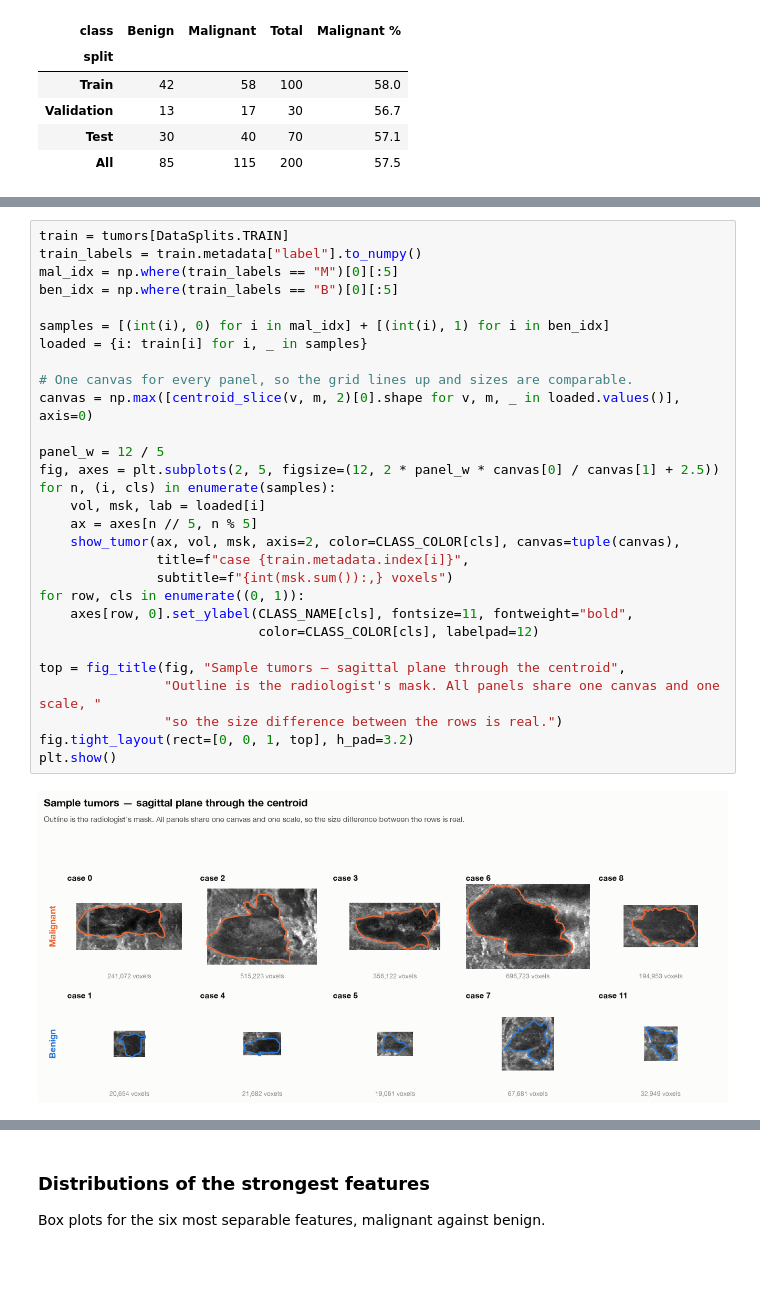
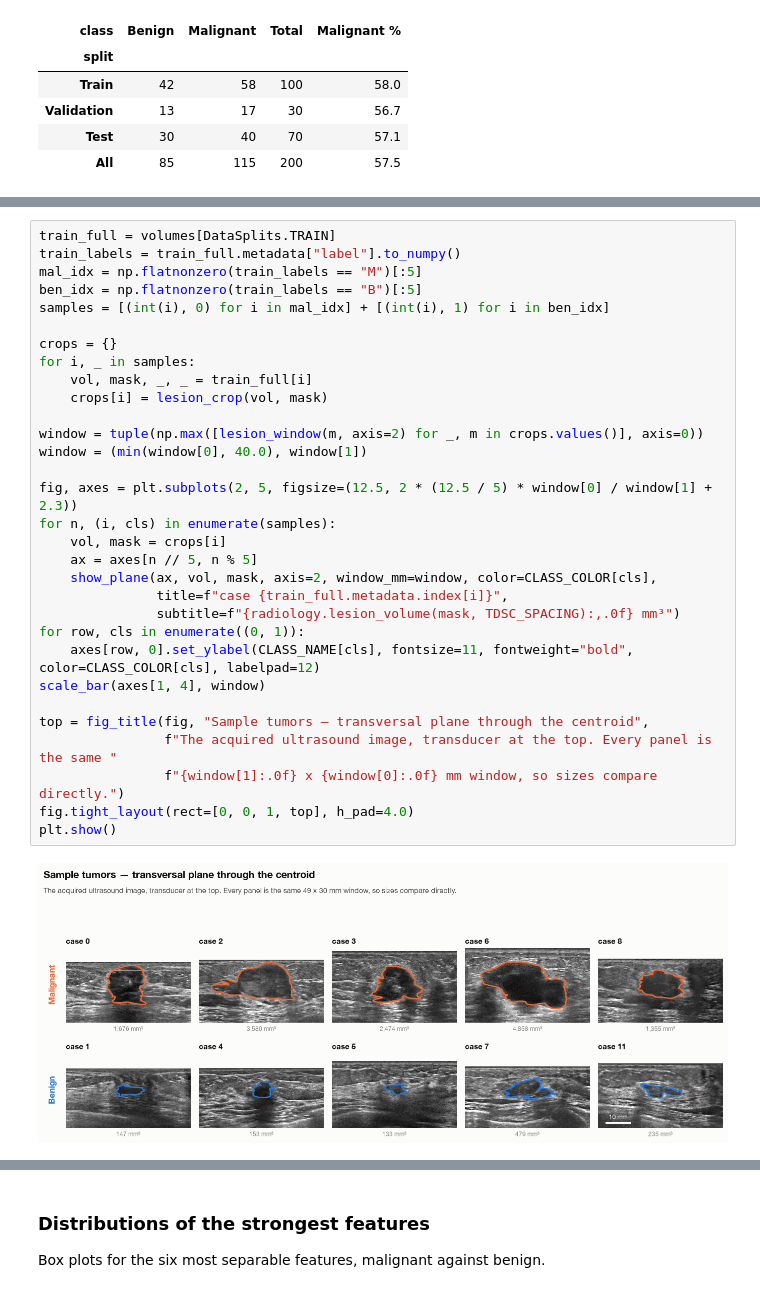
Before and after one commit to mralinp/abus-classification, a Jupyter notebook: notebooks/visualization.ipynb, the cells around one changed output, grey strips where cells are left out. Cells and saved outputs as stored; diff of their text form; blank space fills up the shorter version.

Commit message:
Feat: TaoTan et. al Radiology features. (#21)
* feat(tao): finished impelementing taotan et al. papers.

* feat(tao): Added resutls to notebook

```diff
--- a/notebooks/visualization.ipynb
+++ b/notebooks/visualization.ipynb
@@ -309,34 +344,36 @@ def show_tumor(ax, vol, mask, axis=2, color=None, title=None, subtitle=None, can
 # %%
-train = tumors[DataSplits.TRAIN]
-train_labels = train.metadata["label"].to_numpy()
-mal_idx = np.where(train_labels == "M")[0][:5]
-ben_idx = np.where(train_labels == "B")[0][:5]
+train_full = volumes[DataSplits.TRAIN]
+train_labels = train_full.metadata["label"].to_numpy()
+mal_idx = np.flatnonzero(train_labels == "M")[:5]
+ben_idx = np.flatnonzero(train_labels == "B")[:5]
+samples = [(int(i), 0) for i in mal_idx] + [(int(i), 1) for i in ben_idx]
 
-samples = [(int(i), 0) for i in mal_idx] + [(int(i), 1) for i in ben_idx]
-loaded = {i: train[i] for i, _ in samples}
+crops = {}
+for i, _ in samples:
+    vol, mask, _, _ = train_full[i]
+    crops[i] = lesion_crop(vol, mask)
 
-# One canvas for every panel, so the grid lines up and sizes are comparable.
-canvas = np.max([centroid_slice(v, m, 2)[0].shape for v, m, _ in loaded.values()], axis=0)
+window = tuple(np.max([lesion_window(m, axis=2) for _, m in crops.values()], axis=0))
+window = (min(window[0], 40.0), window[1])
 
-panel_w = 12 / 5
-fig, axes = plt.subplots(2, 5, figsize=(12, 2 * panel_w * canvas[0] / canvas[1] + 2.5))
+fig, axes = plt.subplots(2, 5, figsize=(12.5, 2 * (12.5 / 5) * window[0] / window[1] + 2.3))
 for n, (i, cls) in enumerate(samples):
-    vol, msk, lab = loaded[i]
+    vol, mask = crops[i]
     ax = axes[n // 5, n % 5]
-    show_tumor(ax, vol, msk, axis=2, color=CLASS_COLOR[cls], canvas=tuple(canvas),
-               title=f"case {train.metadata.index[i]}",
-               subtitle=f"{int(msk.sum()):,} voxels")
+    show_plane(ax, vol, mask, axis=2, window_mm=window, color=CLASS_COLOR[cls],
+               title=f"case {train_full.metadata.index[i]}",
+               subtitle=f"{radiology.lesion_volume(mask, TDSC_SPACING):,.0f} mm³")
 for row, cls in enumerate((0, 1)):
-    axes[row, 0].set_ylabel(CLASS_NAME[cls], fontsize=11, fontweight="bold",
-                            color=CLASS_COLOR[cls], labelpad=12)
+    axes[row, 0].set_ylabel(CLASS_NAME[cls], fontsize=11, fontweight="bold", color=CLASS_COLOR[cls], labelpad=12)
+scale_bar(axes[1, 4], window)
 
-top = fig_title(fig, "Sample tumors — sagittal plane through the centroid",
-                "Outline is the radiologist's mask. All panels share one canvas and one scale, "
-                "so the size difference between the rows is real.")
-fig.tight_layout(rect=[0, 0, 1, top], h_pad=3.2)
+top = fig_title(fig, "Sample tumors — transversal plane through the centroid",
+                f"The acquired ultrasound image, transducer at the top. Every panel is the same "
+                f"{window[1]:.0f} x {window[0]:.0f} mm window, so sizes compare directly.")
+fig.tight_layout(rect=[0, 0, 1, top], h_pad=4.0)
 plt.show()
 # %% [output]
-[figure, old version]
+[figure, new version]
 # %% [markdown]
 ### One tumor in three planes
 
```
Also changed, not shown: parts of 37 cells of this notebook, 20 other files.
